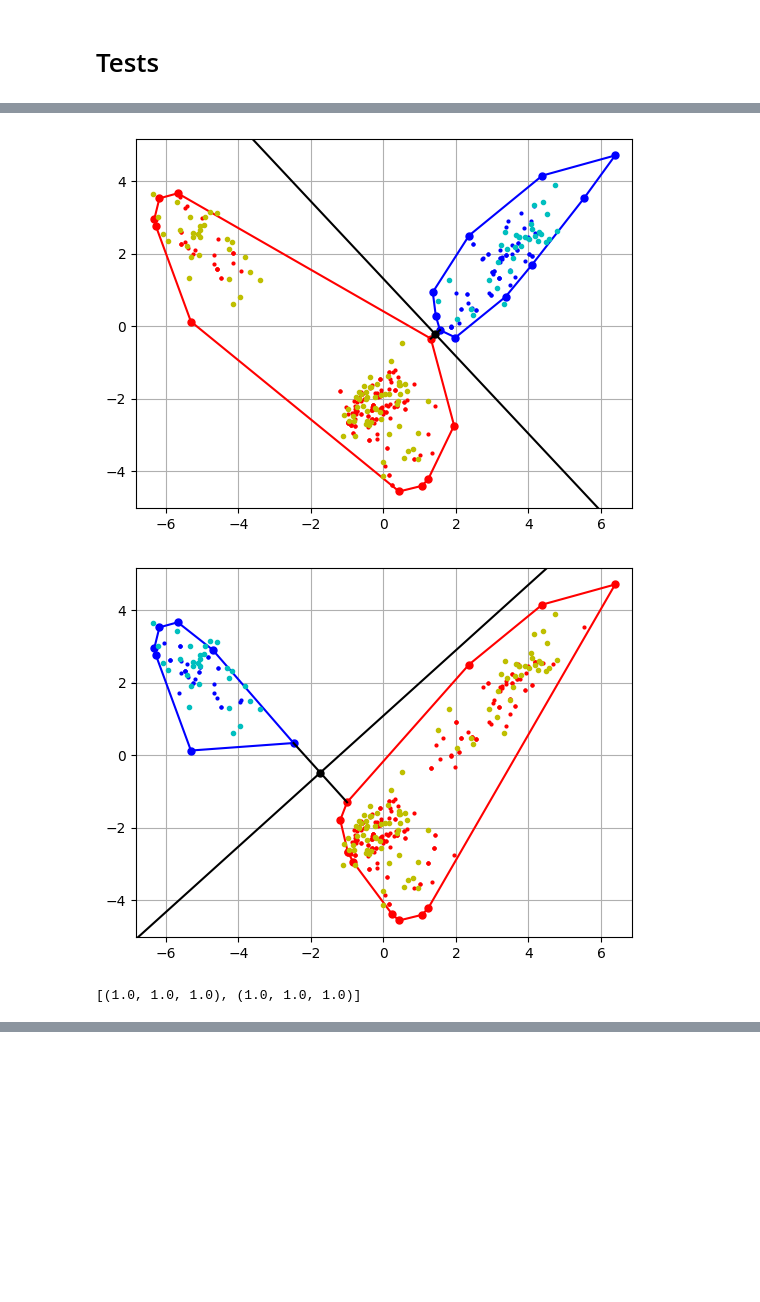
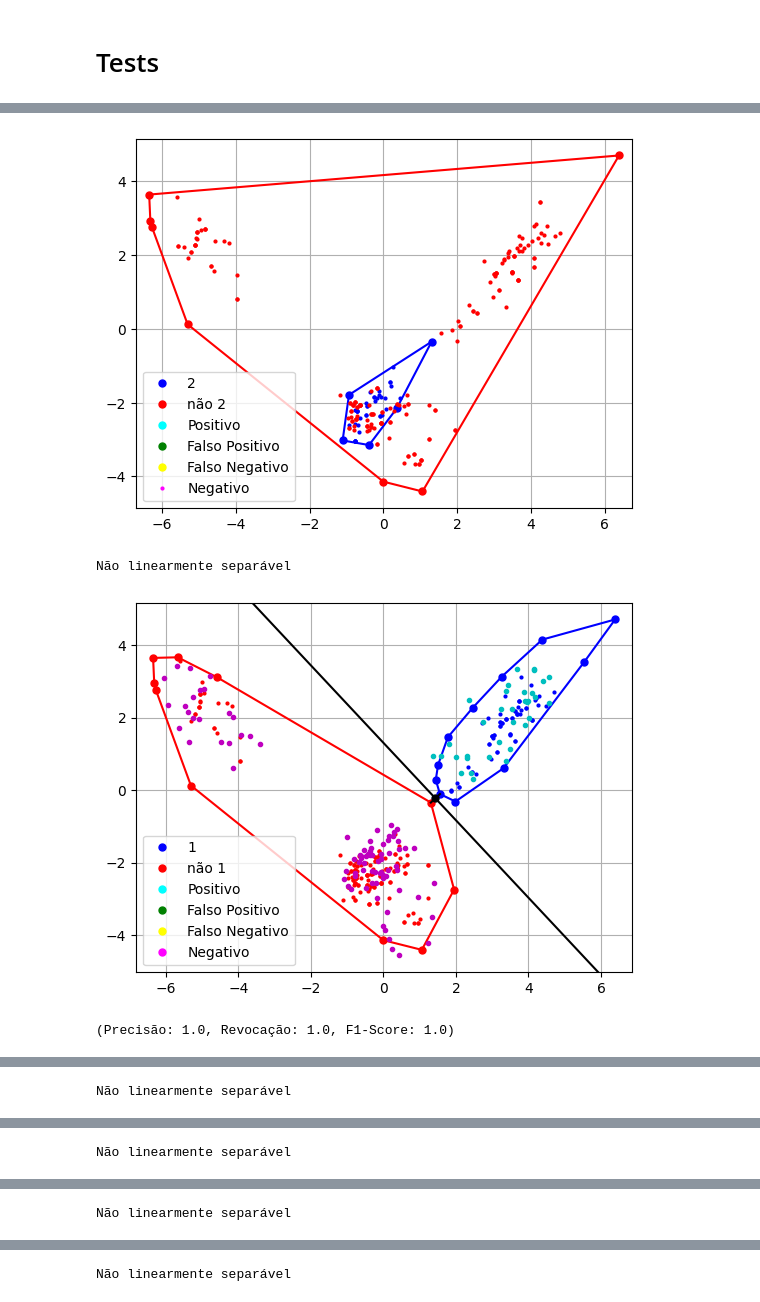
Before and after one commit to thaisfds/TP1_GeometriaComputacional, a Jupyter notebook: TP1.ipynb, the cells around one changed output, grey strips where cells are left out. Cells and saved outputs as stored; diff of their text form; code cells hidden in the pictures; blank space fills up the shorter version.

```diff
--- a/TP1.ipynb
+++ b/TP1.ipynb
@@ -662,7 +673,9 @@ def checkLinearSeparation(Target1, Target2, targetName, showCombinationHull):
 
 	# plt = plotConvexHulls(hull1, hull2, isLinearlySeparable, separateHulls, c1, c2, midpoint, perpSegment, targetName)
 
-	return (isLinearlySeparable, (hull1, hull2, c1, c2, midpoint, perpSegment))
+	model = Model(hull1, hull2, isLinearlySeparable, perpSegment, c1, c2, midpoint)
+
+	return model
 # %% [markdown]
 ## Testing
 # %%
@@ -821,9 +813,10 @@ def checkLinearSeparationAllTargets(data, showCombinationHull):
 		elif len(doesntHaveTarget) < 3:
 			print(f'Cannot create hull without target index {i}')
 		else:
-			aux = checkLinearSeparation(hasTarget, doesntHaveTarget, targetName, showCombinationHull)
-			if aux[0]:
-				models.append((aux[1], i, targetName))
+			model = checkLinearSeparation(hasTarget, doesntHaveTarget, targetName, showCombinationHull)
+			model.target = i
+			model.targetName = targetName
+			models.append(model)
 	return models
 # %% [markdown]
 # Check separation, create and evaluate models
@@ -834,12 +827,14 @@ def testDataset(data):
 	models = checkLinearSeparationAllTargets(training, False)
 
 	if len(models) == 0:
-		print('The dataset is not linearly separable')
+		# print('The dataset is not linearly separable')
 		return None
 
 	modelEvals = []
 	for m in models:
-		aux = evaluateModel(m, testing)
-		modelEvals.append(aux)
-		plotTest(m, testing)
-	return (models, modelEvals)
+		if not m.isLinearlySeparable:
+			continue
+		m.testing = testing
+		model = evaluateModel(m)
+		# plotTest(m, testing)
+	return models
@@ -899,7 +842,7 @@ def plotTest(model, testing):
 # Tests
 # %%
 iris = sklearn.datasets.load_iris()
-testData = testDataset(iris)
-if testData != None:
-	print(testData[1])
+models = testDataset(iris)
+for m in models:
+	print(m)
 # %% [output]
@@ -908,10 +855,11 @@ if testData != None:
 # %%
 url = 'https://media.githubusercontent.com/media/Mereep/keel_csv/master/standard_classification/onehot/dermatology.prepared.csv'
 dermatology = convertCSVFromURL(url)
 testData = testDataset(dermatology)
-if testData != None:
-	print(testData[1])
+for m in testData:
+	print(m)
 # %% [output]
-[figure, old version]
+[figure, new version]
+Não linearmente separável
-[figure, old version]
+[figure, new version]
-[(1.0, 1.0, 1.0), (1.0, 1.0, 1.0)]
+(Precisão: 1.0, Revocação: 1.0, F1-Score: 1.0)
@@ -917,0 +867 @@ if testData != None:
+Não linearmente separável
@@ -917,0 +869 @@ if testData != None:
+Não linearmente separável
@@ -917,0 +871 @@ if testData != None:
+Não linearmente separável
@@ -918,3 +873,4 @@ if testData != None:
+Não linearmente separável
 # %%
 url = 'https://media.githubusercontent.com/media/Mereep/keel_csv/master/standard_classification/onehot/zoo.prepared.csv'
 zoo = convertCSVFromURL(url)
```
Also changed, not shown: parts of 15 cells of this notebook.
